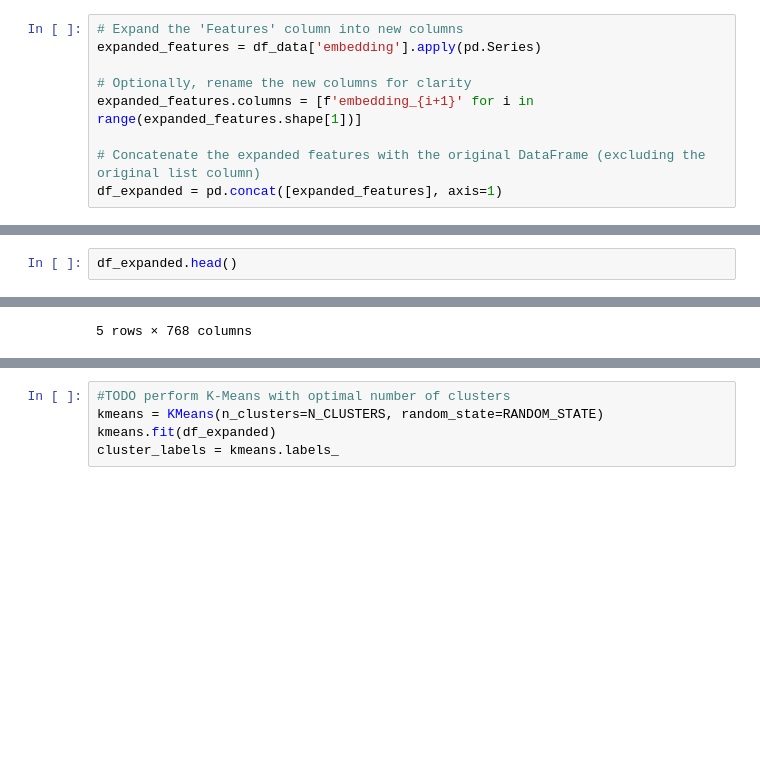
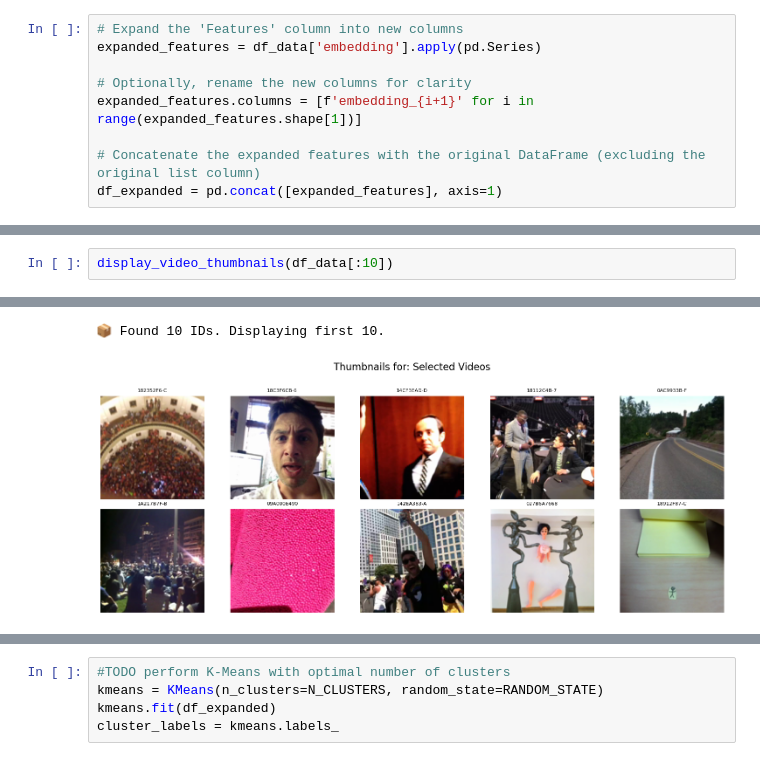
Before and after one commit to hecarney/m7_p3_perfect_vine_compilation, a Jupyter notebook: m7_p3_g7_vine_compilation.ipynb, the cells around one changed output, grey strips where cells are left out. Drawn from its saved outputs; the diff is of its cells as text; blank space fills up the shorter version.

```diff
--- a/m7_p3_g7_vine_compilation.ipynb
+++ b/m7_p3_g7_vine_compilation.ipynb
@@ -268,3 +402,3 @@ df_expanded = pd.concat([expanded_features], axis=1)
 # %%
-df_expanded.head()
+display_video_thumbnails(df_data[:10])
 # %% [output]
@@ -277,4 +405,5 @@ df_expanded.head()
-5 rows × 768 columns
+📦 Found 10 IDs. Displaying first 10.
+[figure, added]
 # %%
 #TODO perform K-Means with multiple k values to find optimal number of clusters and plot inertia values
 inertia_values = []
```
Also changed, not shown: parts of 14 cells of this notebook.
